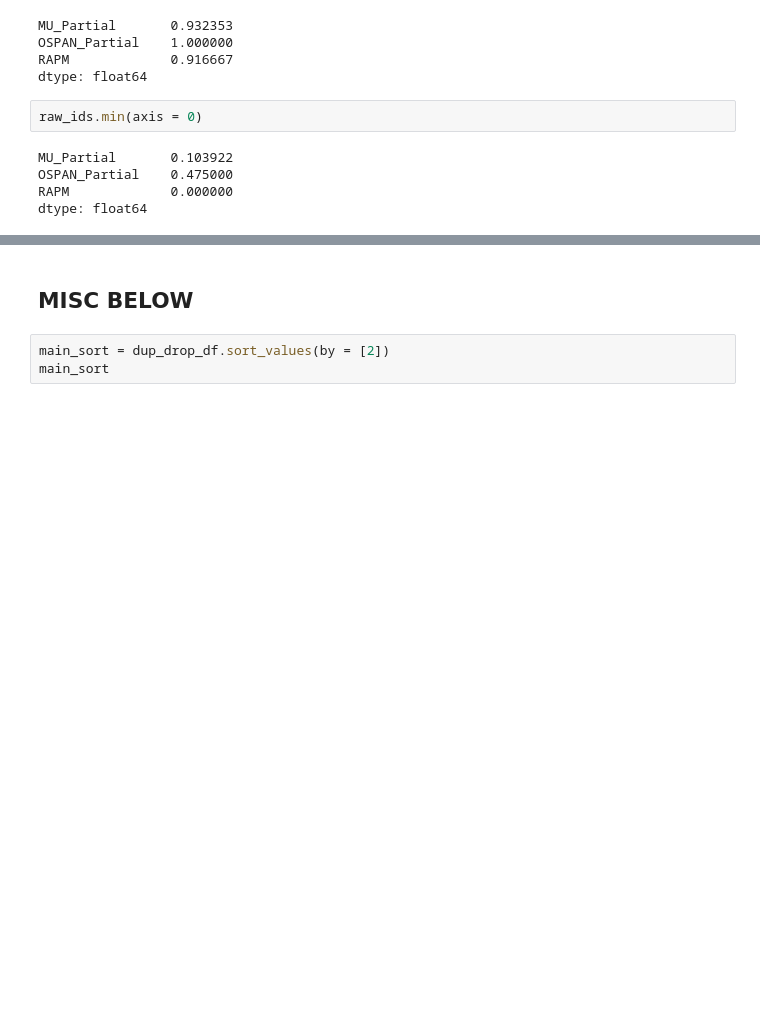
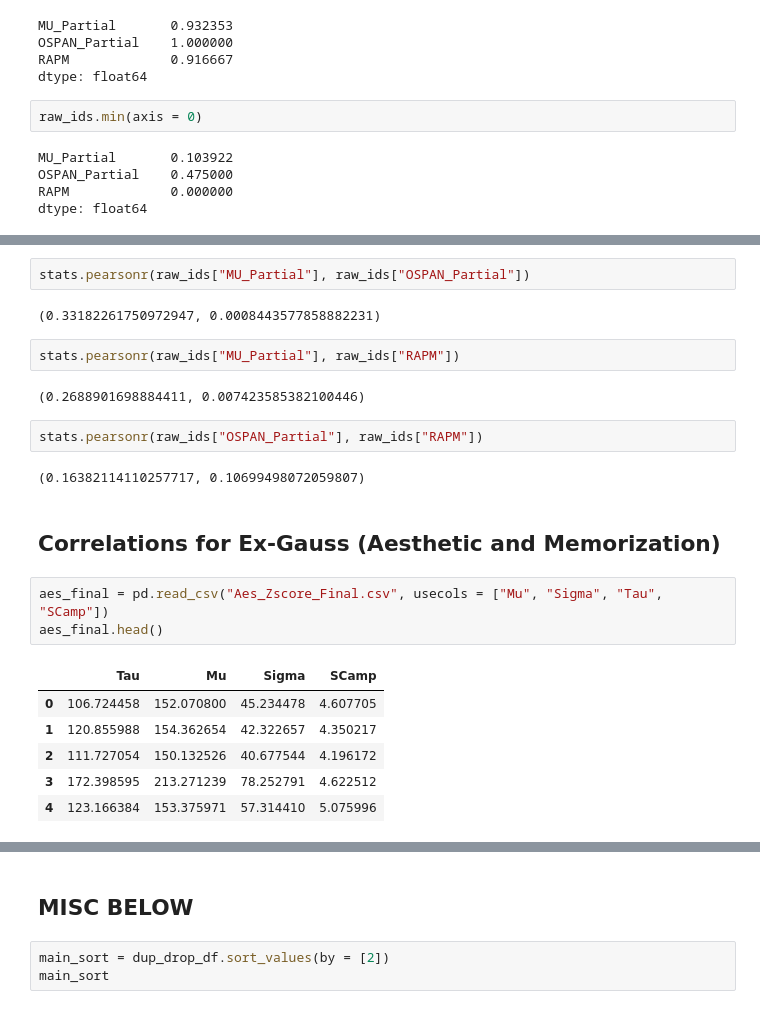
Before and after one commit to zoe-loh/WMD, a Jupyter notebook: SM01_Data.ipynb, the cells around one changed output, grey strips where cells are left out. Saved outputs shown, nothing was run; the diff lists cells and outputs as text; blank space fills up the shorter version.

```diff
--- a/SM01_Data.ipynb
+++ b/SM01_Data.ipynb
@@ -4327,0 +4364,24 @@ dtype: float64
+# %%
+stats.pearsonr(raw_ids["MU_Partial"], raw_ids["OSPAN_Partial"])
+# %% [output]
+(0.33182261750972947, 0.0008443577858882231)
+# %%
+stats.pearsonr(raw_ids["MU_Partial"], raw_ids["RAPM"])
+# %% [output]
+(0.2688901698884411, 0.007423585382100446)
+# %%
+stats.pearsonr(raw_ids["OSPAN_Partial"], raw_ids["RAPM"])
+# %% [output]
+(0.16382114110257717, 0.10699498072059807)
+# %% [markdown]
+## Correlations for Ex-Gauss (Aesthetic and Memorization)
+# %%
+aes_final = pd.read_csv("Aes_Zscore_Final.csv", usecols = ["Mu", "Sigma", "Tau", "SCamp"])
+aes_final.head()
+# %% [output]
+|  | Tau | Mu | Sigma | SCamp |
+| 0 | 106.724458 | 152.070800 | 45.234478 | 4.607705 |
+| 1 | 120.855988 | 154.362654 | 42.322657 | 4.350217 |
+| 2 | 111.727054 | 150.132526 | 40.677544 | 4.196172 |
+| 3 | 172.398595 | 213.271239 | 78.252791 | 4.622512 |
+| 4 | 123.166384 | 153.375971 | 57.314410 | 5.075996 |
```
Also changed, not shown: parts of 21 cells of this notebook, 21 other files.
